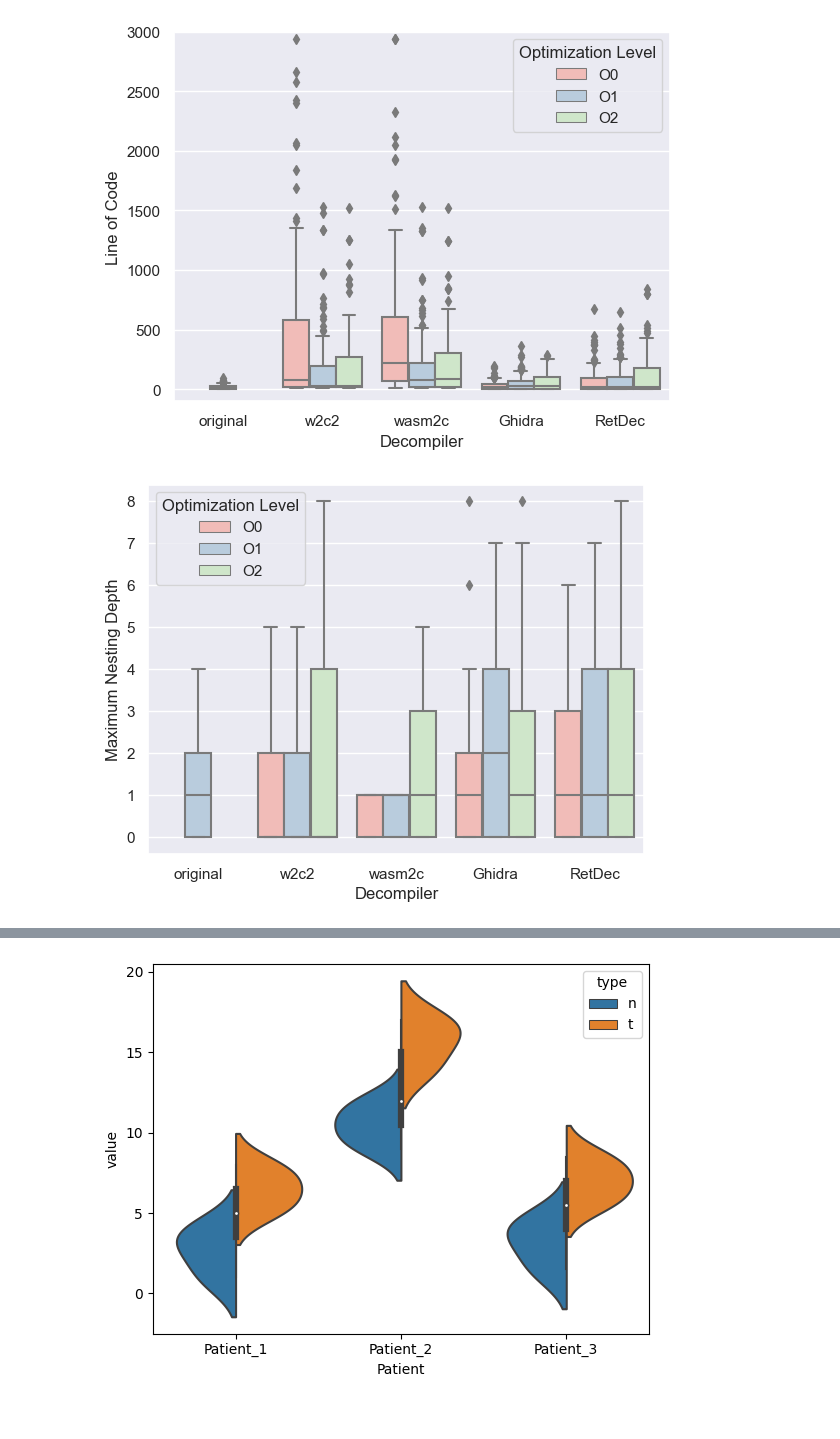
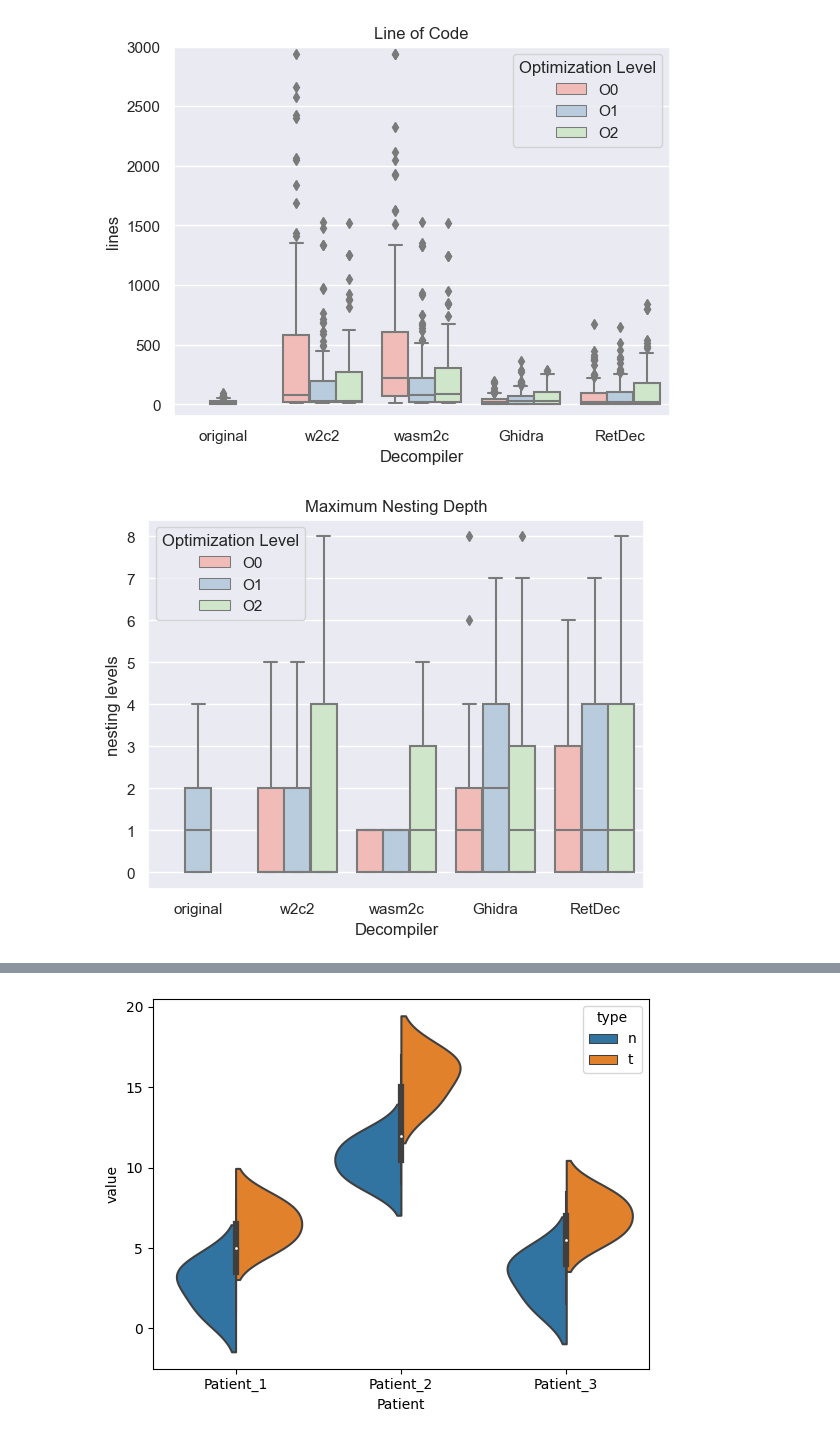
Before and after one commit to spencerwuwu/WASM-decomp_eval, a Jupyter notebook: g_charts.ipynb, the cells around one changed output, grey strips where cells are left out. Drawn from its saved outputs; the diff is of its cells as text; code cells hidden in the pictures.

```diff
--- a/g_charts.ipynb
+++ b/g_charts.ipynb
@@ -142,7 +142,8 @@ for metrics, msg in {"nqc": "Node Quantity Compare",
                    y = msg,
                    hue = 'Optimization Level',
                    palette="Pastel1")
-
+    plt.title(msg)
+    ax.set_ylabel("score")
     plt.savefig(f'plots/{msg}.png')
     plt.show()
 # %% [output]
@@ -433,32 +434,38 @@ for metrics, msg in {"Lines of code": "Line of Code",
             'O2': df_read[tool][(df_read[tool]["opt"] == 2)][metrics].values
         })
         df = pd.concat([df, loc_df], ignore_index = True)
 
 
 
 
     df = pd.melt(frame = df,
                  id_vars = 'Decompiler',
                  value_vars = ['O0', 'O1', 'O2'],
                  var_name = 'Optimization Level',
                  value_name = msg)
 
 
     df[msg] = df[msg].astype(float)
 
     fig, ax = plt.subplots()
 
     sns.boxplot(ax = ax,
                    data = df,
                    x = 'Decompiler',
                    y = msg,
                    hue = 'Optimization Level',
                    palette="Pastel1")
 
     if metrics == "Lines of code":
         plt.ylim([-100,3000])
+        ax.set_ylabel("lines")
+    elif metrics == "Maximum nesting depth":
+        ax.set_ylabel("nesting levels")
+    else:
+        ax.set_ylabel("score")
+    plt.title(msg)
     plt.savefig(f'plots/{msg}.png')
     plt.show()
 # %% [output]
-[figure, old version]
+[figure, new version]
-[figure, old version]
+[figure, new version]
```
Also changed, not shown: parts of 2 cells of this notebook, 6 other files.
